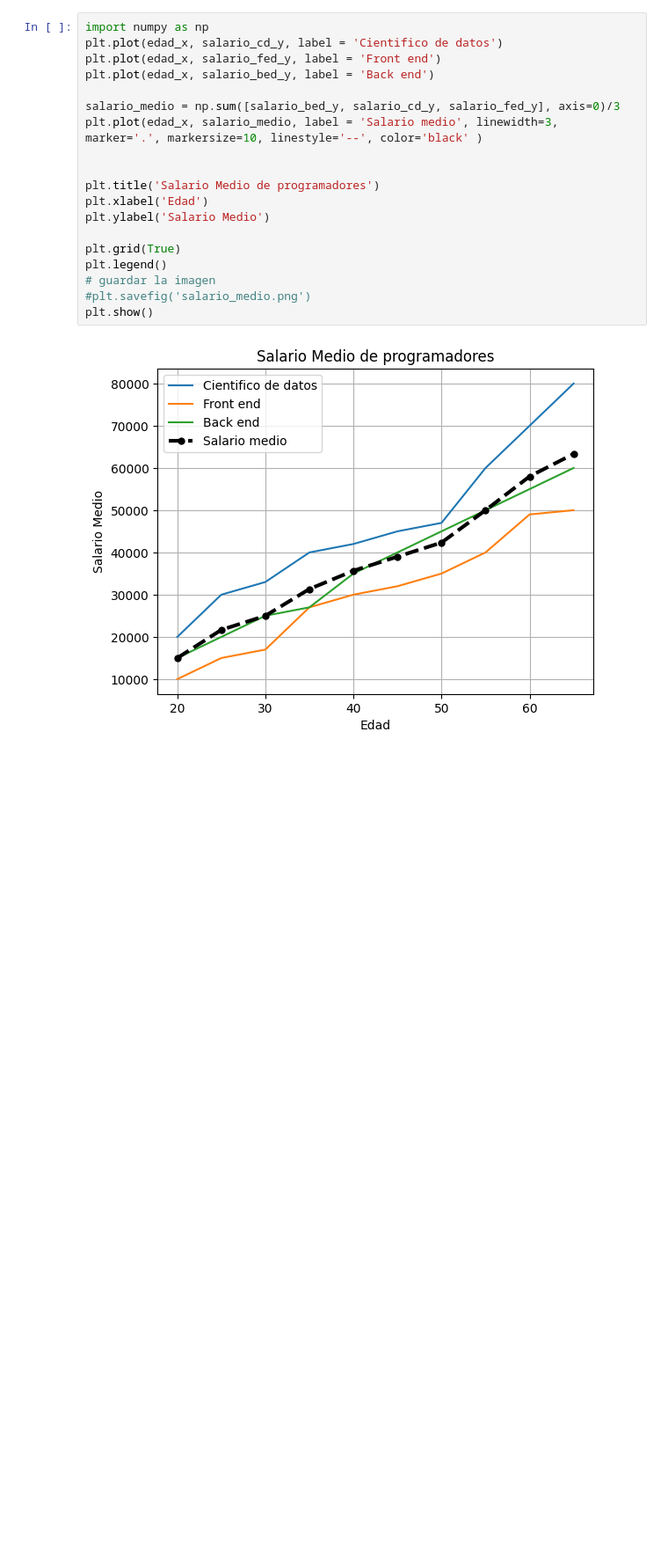
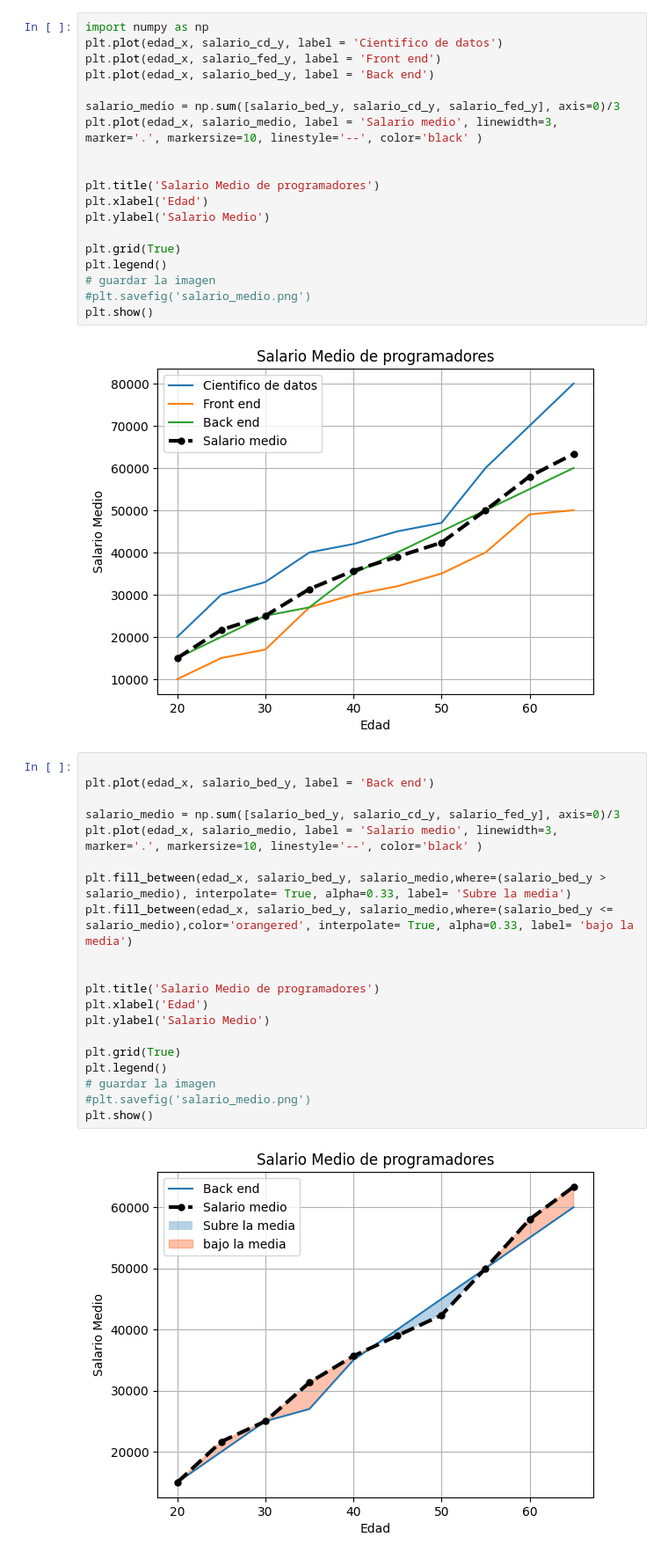
Before and after one commit to tackel/Ciencia-de-datos---Curso, a Jupyter notebook: Matplotlib/Matplotlib_ejercicios.ipynb, the cells around one changed output. Shown at 88% size. Drawn from its saved outputs; the diff is of its cells as text; blank space fills up the shorter version.

```diff
--- a/Matplotlib/Matplotlib_ejercicios.ipynb
+++ b/Matplotlib/Matplotlib_ejercicios.ipynb
@@ -66,3 +66,25 @@ plt.legend()
 plt.show()
 # %% [output]
 [figure]
+# %%
+
+plt.plot(edad_x, salario_bed_y, label = 'Back end')
+
+salario_medio = np.sum([salario_bed_y, salario_cd_y, salario_fed_y], axis=0)/3
+plt.plot(edad_x, salario_medio, label = 'Salario medio', linewidth=3, marker='.', markersize=10, linestyle='--', color='black' )
+
+plt.fill_between(edad_x, salario_bed_y, salario_medio,where=(salario_bed_y > salario_medio), interpolate= True, alpha=0.33, label= 'Subre la media')
+plt.fill_between(edad_x, salario_bed_y, salario_medio,where=(salario_bed_y <= salario_medio),color='orangered', interpolate= True, alpha=0.33, label= 'bajo la media')
+
+
+plt.title('Salario Medio de programadores')
+plt.xlabel('Edad')
+plt.ylabel('Salario Medio')
+
+plt.grid(True)
+plt.legend()
+# guardar la imagen
+#plt.savefig('salario_medio.png')
+plt.show()
+# %% [output]
+[figure, added]
```
Also changed, not shown: parts of 1 cell of this notebook.
